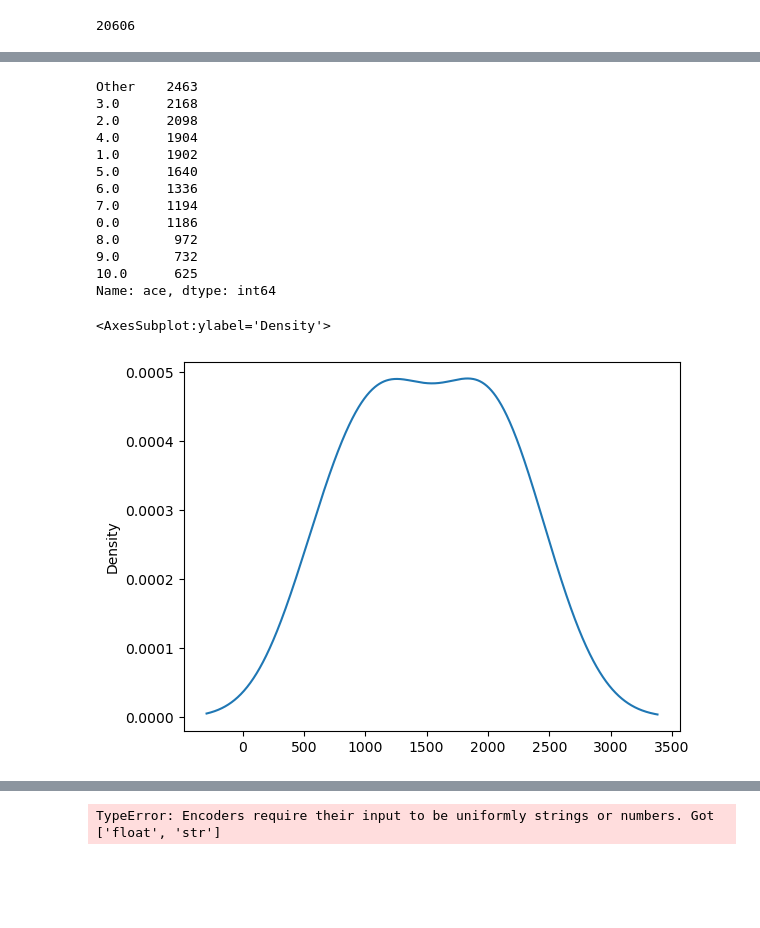
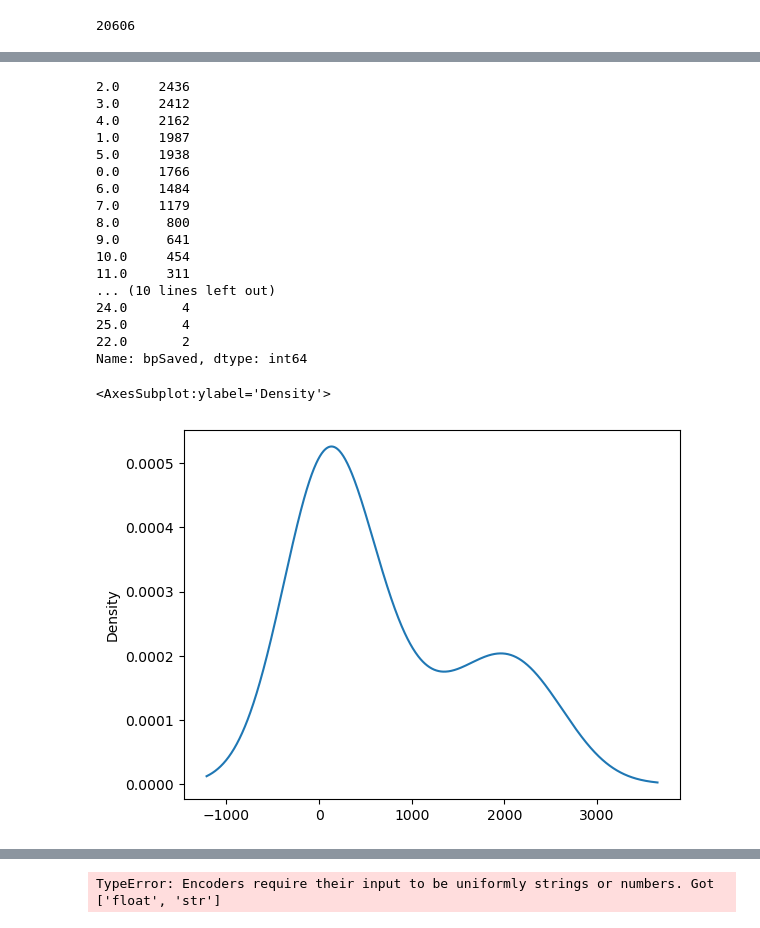
Before and after one commit to kathyming/Tennis_Analysis, a Jupyter notebook: Fouad/Bouncing_Yellow_Neurons.ipynb, the cells around one changed output, grey strips where cells are left out. Drawn from its saved outputs; the diff is of its cells as text; code cells hidden in the pictures; blank space fills up the shorter version.

```diff
--- a/Fouad/Bouncing_Yellow_Neurons.ipynb
+++ b/Fouad/Bouncing_Yellow_Neurons.ipynb
@@ -46,9 +46,7 @@ tennis_stats_df.drop(columns=['best_of',
                              'loser_entry',
                              'loser_hand',
                              'loser_ht',
-                             'loser_id',
                              'loser_ioc',
-                             'loser_name',
                              'loser_rank',
                              'loser_rank_points',
                              'loser_seed',
@@ -56,7 +54,6 @@ tennis_stats_df.drop(columns=['best_of',
                              'minutes',
                              'round',
                              'score',
-                             'surface',
                              'tourney_date',
                              'tourney_id',
                              'tourney_level',
@@ -64,9 +61,7 @@ tennis_stats_df.drop(columns=['best_of',
                              'winner_entry',
                               'winner_hand',
                               'winner_ht',
-                              'winner_id',
                               'winner_ioc',
-                              'winner_name',
                               'winner_rank',
                               'winner_rank_points',
                               'winner_seed'
@@ -220,6 +216,6 @@ winner       2
 dtype: int64
 # %%
-# Look at  winner value counts for binning
-winner_counts = match_stats_df['winner'].value_counts()
-winner_counts
+# Look at  winner_name value counts for binning
+winner_name_counts = match_stats_df['winner_name'].value_counts()
+winner_name_counts
 # %% [output]
@@ -253,11 +262,11 @@ ace_counts.plot.density()
 # %%
 # Determine which values to replace if counts are less than ...?
-replace_winner = list(winner_counts[winner_counts < 500].index)
+replace_winner = list(winner_name_counts[winner_name_counts < 100].index)
 
 # Replace in dataframe
 for app in replace_winner:
-    match_stats_df.winner = match_stats_df.winner.replace(app,"Other")
+    match_stats_df.winner_name = match_stats_df.winner_name.replace(app,"Less Than 100 Wins")
 
 # Check to make sure binning was successful
-match_stats_df.winner.value_counts()
+match_stats_df.winner_name.value_counts()
 # %% [output]
@@ -267,25 +285,30 @@ Name: winner, dtype: int64
 # %%
-# Look at CLASSIFICATION value counts for binning
-ace_value_counts = match_stats_df['ace'].value_counts()
-ace_value_counts
+# Look at bpSaved value counts for binning
+bpSaved_value_counts = match_stats_df['bpSaved'].value_counts()
+bpSaved_value_counts
+# QUESTION ON BPSAVED??
 # %% [output]
-Other    2463
-3.0      2168
-2.0      2098
-4.0      1904
-1.0      1902
-5.0      1640
-6.0      1336
-7.0      1194
-0.0      1186
-8.0       972
-9.0       732
-10.0      625
-Name: ace, dtype: int64
+2.0     2436
+3.0     2412
+4.0     2162
+1.0     1987
+5.0     1938
+0.0     1766
+6.0     1484
+7.0     1179
+8.0      800
+9.0      641
+10.0     454
+11.0     311
+... (10 lines left out)
+24.0       4
+25.0       4
+22.0       2
+Name: bpSaved, dtype: int64
 # %%
-ace_value_counts.plot.density()
+bpSaved_value_counts.plot.density()
 # %% [output]
 <AxesSubplot:ylabel='Density'>
-[figure, old version]
+[figure, new version]
 # %%
 # Determine which values to replace if counts are less than ..?
```
Also changed, not shown: parts of 16 cells of this notebook.
